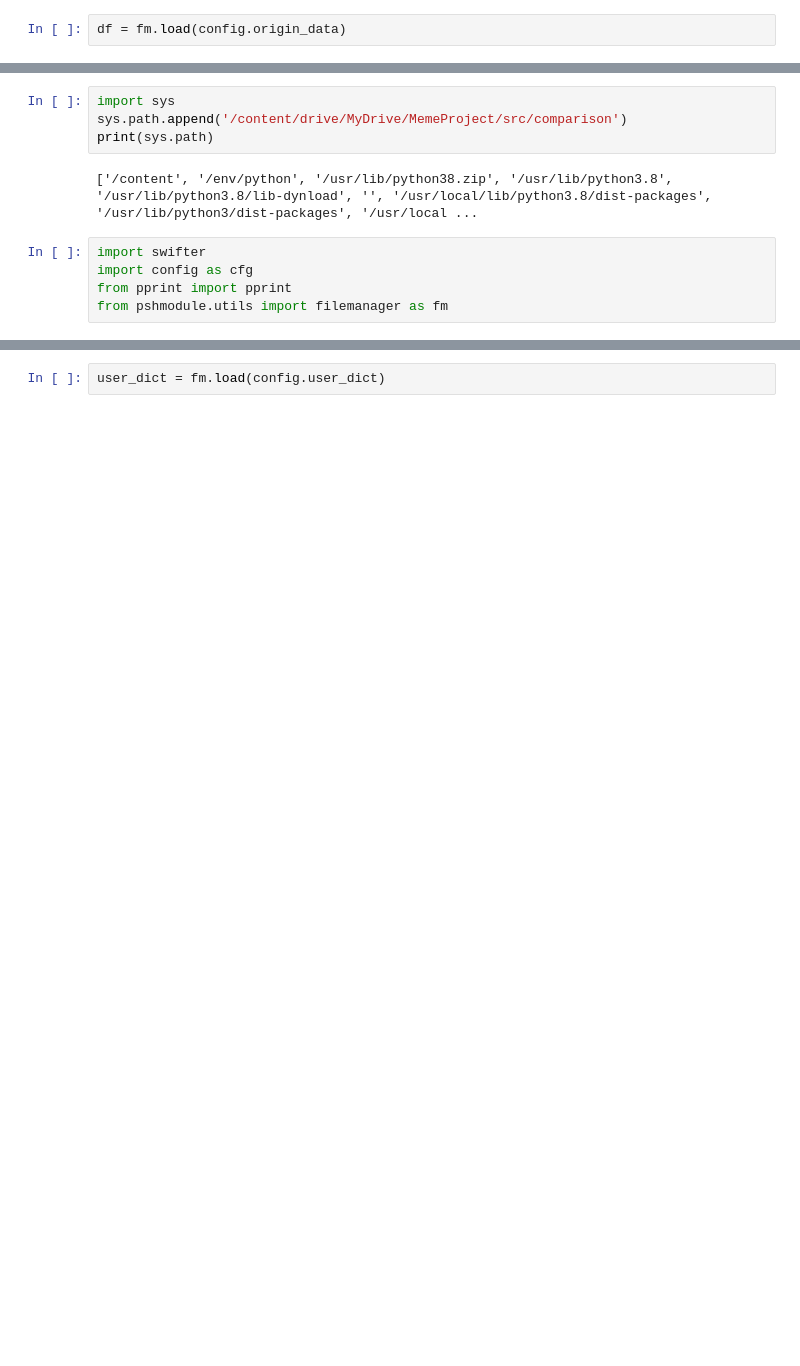
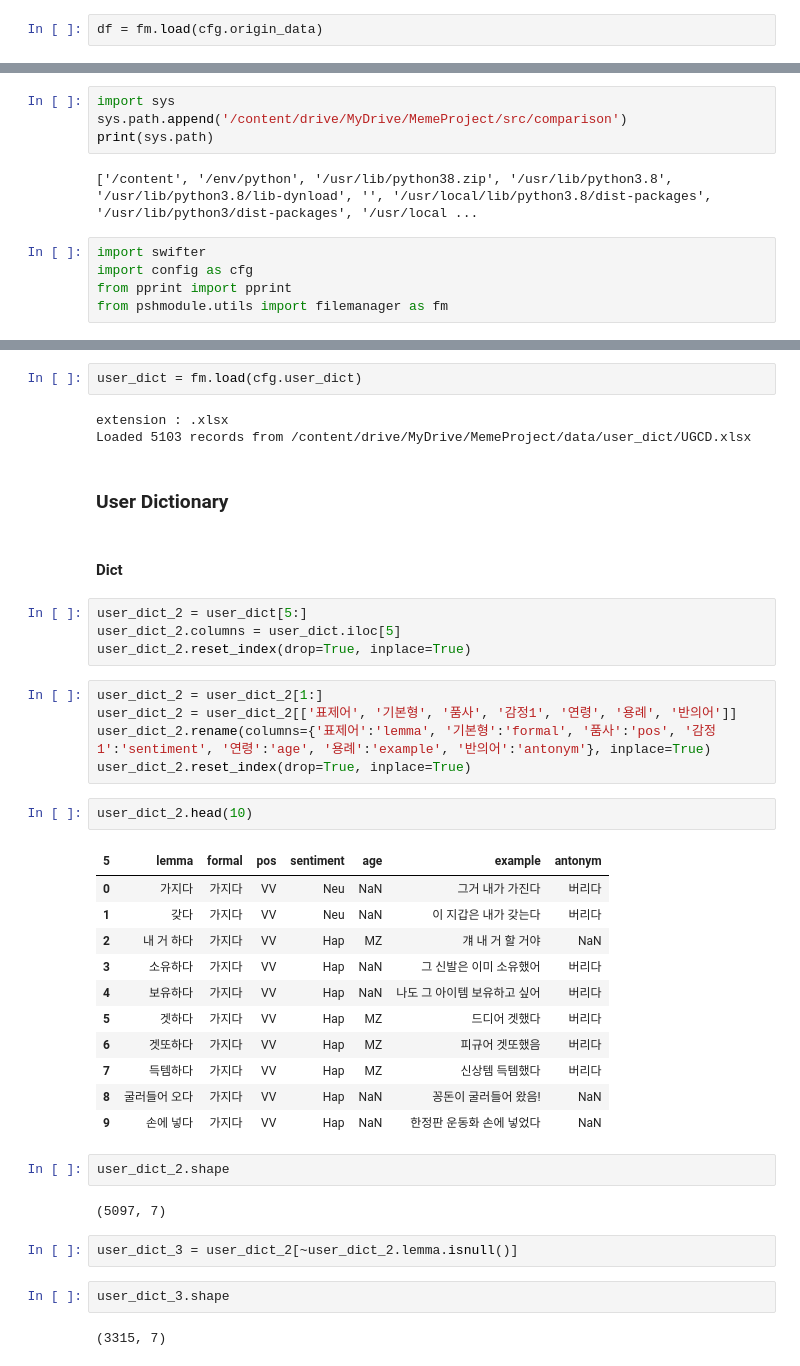
Before and after one commit to textnetkr/MemeProject, a Jupyter notebook: src/comparison/add_userdict.ipynb, the cells around one changed output, grey strips where cells are left out. Drawn from its saved outputs; the diff is of its cells as text; blank space fills up the shorter version.

```diff
--- a/src/comparison/add_userdict.ipynb
+++ b/src/comparison/add_userdict.ipynb
@@ -29,7 +32,7 @@ import config
 from pprint import pprint
 from pshmodule.utils import filemanager as fm
 # %%
-df = fm.load(config.origin_data)
+df = fm.load(cfg.origin_data)
 # %% [output]
 extension : .pickle
 Loaded 9141 records from /content/drive/MyDrive/MemeProject/data/temp_for_doc2vec.pickle
@@ -268,2 +275,42 @@ AttributeError: ignored
 # %%
-user_dict = fm.load(config.user_dict)
+user_dict = fm.load(cfg.user_dict)
+# %% [output]
+extension : .xlsx
+Loaded 5103 records from /content/drive/MyDrive/MemeProject/data/user_dict/UGCD.xlsx
+# %% [markdown]
+### User Dictionary
+# %% [markdown]
+#### Dict
+# %%
+user_dict_2 = user_dict[5:]
+user_dict_2.columns = user_dict.iloc[5]
+user_dict_2.reset_index(drop=True, inplace=True)
+# %%
+user_dict_2 = user_dict_2[1:]
+user_dict_2 = user_dict_2[['표제어', '기본형', '품사', '감정1', '연령', '용례', '반의어']]
+user_dict_2.rename(columns={'표제어':'lemma', '기본형':'formal', '품사':'pos', '감정1':'sentiment', '연령':'age', '용례':'example', '반의어':'antonym'}, inplace=True)
+user_dict_2.reset_index(drop=True, inplace=True)
+# %%
+user_dict_2.head(10)
+# %% [output]
+| 5 | lemma | formal | pos | sentiment | age | example | antonym |
+| 0 | 가지다 | 가지다 | VV | Neu | NaN | 그거 내가 가진다 | 버리다 |
+| 1 | 갖다 | 가지다 | VV | Neu | NaN | 이 지갑은 내가 갖는다 | 버리다 |
+| 2 | 내 거 하다 | 가지다 | VV | Hap | MZ | 걔 내 거 할 거야 | NaN |
+| 3 | 소유하다 | 가지다 | VV | Hap | NaN | 그 신발은 이미 소유했어 | 버리다 |
+| 4 | 보유하다 | 가지다 | VV | Hap | NaN | 나도 그 아이템 보유하고 싶어 | 버리다 |
+| 5 | 겟하다 | 가지다 | VV | Hap | MZ | 드디어 겟했다 | 버리다 |
+| 6 | 겟또하다 | 가지다 | VV | Hap | MZ | 피규어 겟또했음 | 버리다 |
+| 7 | 득템하다 | 가지다 | VV | Hap | MZ | 신상템 득템했다 | 버리다 |
+| 8 | 굴러들어 오다 | 가지다 | VV | Hap | NaN | 꽁돈이 굴러들어 왔음! | NaN |
+| 9 | 손에 넣다 | 가지다 | VV | Hap | NaN | 한정판 운동화 손에 넣었다 | NaN |
+# %%
+user_dict_2.shape
+# %% [output]
+(5097, 7)
+# %%
+user_dict_3 = user_dict_2[~user_dict_2.lemma.isnull()]
+# %%
+user_dict_3.shape
+# %% [output]
+(3315, 7)
```
Also changed, not shown: parts of 60 cells of this notebook.
